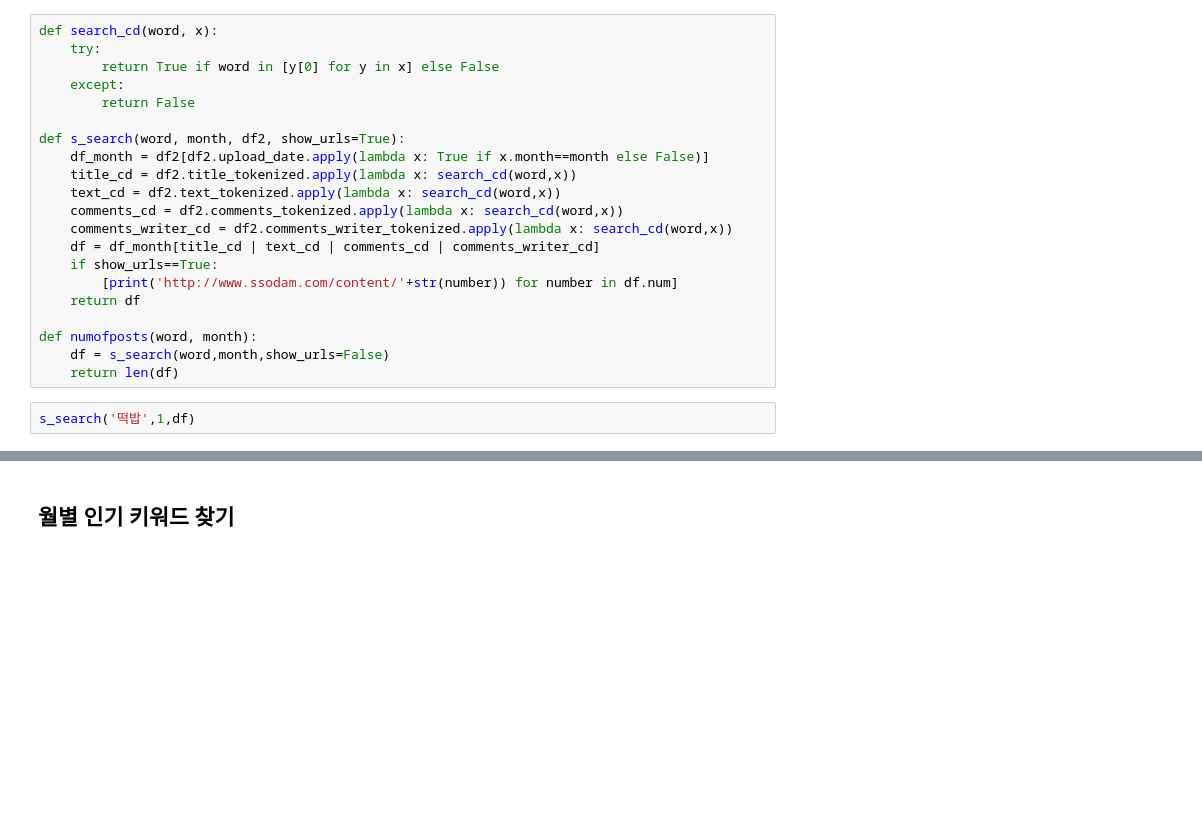
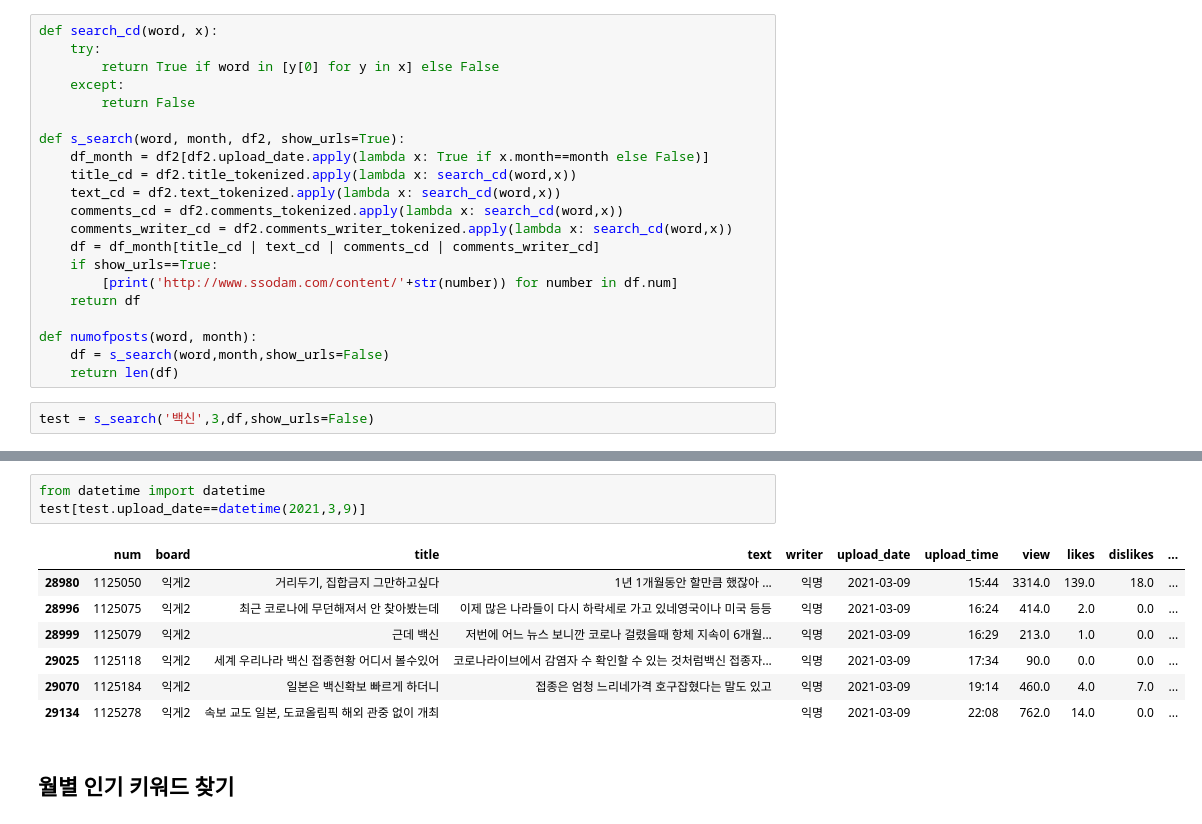
Before and after one commit to JourneyKo/ssodam, a Jupyter notebook: ssodam2021_Find_Specific_Topics.ipynb, the cells around one changed output, grey strips where cells are left out. Saved outputs shown, nothing was run; the diff lists cells and outputs as text; blank space fills up the shorter version.

```diff
--- a/ssodam2021_Find_Specific_Topics.ipynb
+++ b/ssodam2021_Find_Specific_Topics.ipynb
@@ -558,4 +558,4 @@ def numofposts(word, month):
     df = s_search(word,month,show_urls=False)
     return len(df)
 # %%
-s_search('떡밥',1,df)
+test = s_search('백신',3,df,show_urls=False)
@@ -600,3 +562,14 @@ http://www.ssodam.com/content/1098601
+# %%
+from datetime import datetime
+test[test.upload_date==datetime(2021,3,9)]
+# %% [output]
+|  | num | board | title | text | writer | upload_date | upload_time | view | likes | dislikes | ... |
+| 28980 | 1125050 | 익게2 | 거리두기, 집합금지 그만하고싶다 | 1년 1개월동안 할만큼 했잖아 ... | 익명 | 2021-03-09 | 15:44 | 3314.0 | 139.0 | 18.0 | ... |
+| 28996 | 1125075 | 익게2 | 최근 코로나에 무던해져서 안 찾아봤는데 | 이제 많은 나라들이 다시 하락세로 가고 있네영국이나 미국 등등 | 익명 | 2021-03-09 | 16:24 | 414.0 | 2.0 | 0.0 | ... |
+| 28999 | 1125079 | 익게2 | 근데 백신 | 저번에 어느 뉴스 보니깐 코로나 걸렸을때 항체 지속이 6개월... | 익명 | 2021-03-09 | 16:29 | 213.0 | 1.0 | 0.0 | ... |
+| 29025 | 1125118 | 익게2 | 세계 우리나라 백신 접종현황 어디서 볼수있어 | 코로나라이브에서 감염자 수 확인할 수 있는 것처럼백신 접종자... | 익명 | 2021-03-09 | 17:34 | 90.0 | 0.0 | 0.0 | ... |
+| 29070 | 1125184 | 익게2 | 일본은 백신확보 빠르게 하더니 | 접종은 엄청 느리네가격 호구잡혔다는 말도 있고 | 익명 | 2021-03-09 | 19:14 | 460.0 | 4.0 | 7.0 | ... |
+| 29134 | 1125278 | 익게2 | 속보 교도 일본, 도쿄올림픽 해외 관중 없이 개최 |  | 익명 | 2021-03-09 | 22:08 | 762.0 | 14.0 | 0.0 | ... |
 # %% [markdown]
 ## 월별 인기 키워드 찾기
 # %% [markdown]
```
Also changed, not shown: parts of 9 cells of this notebook, 15 other files.
